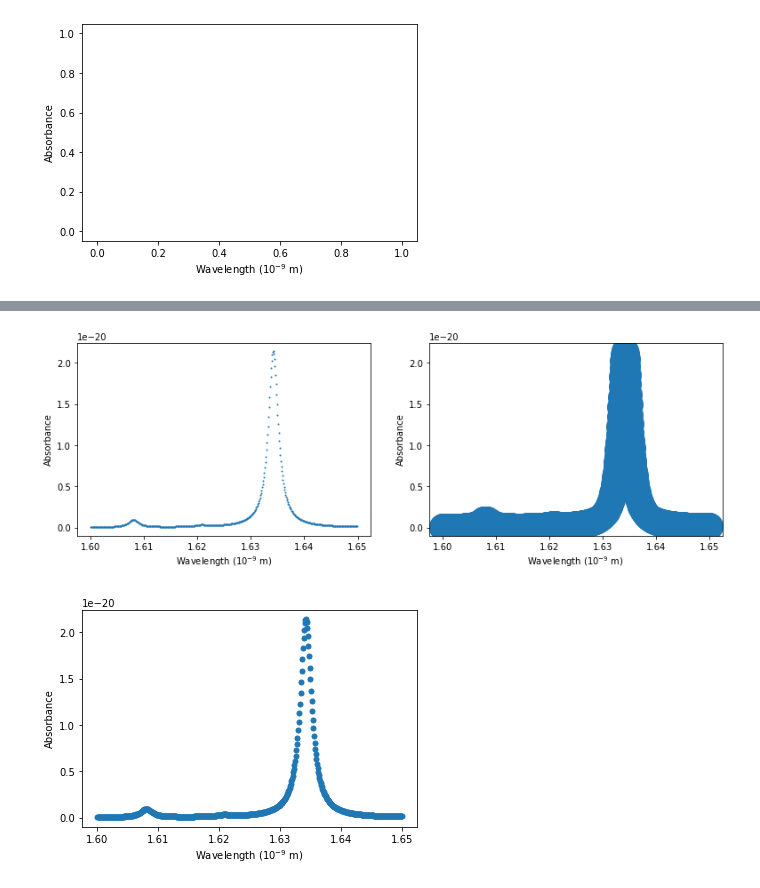
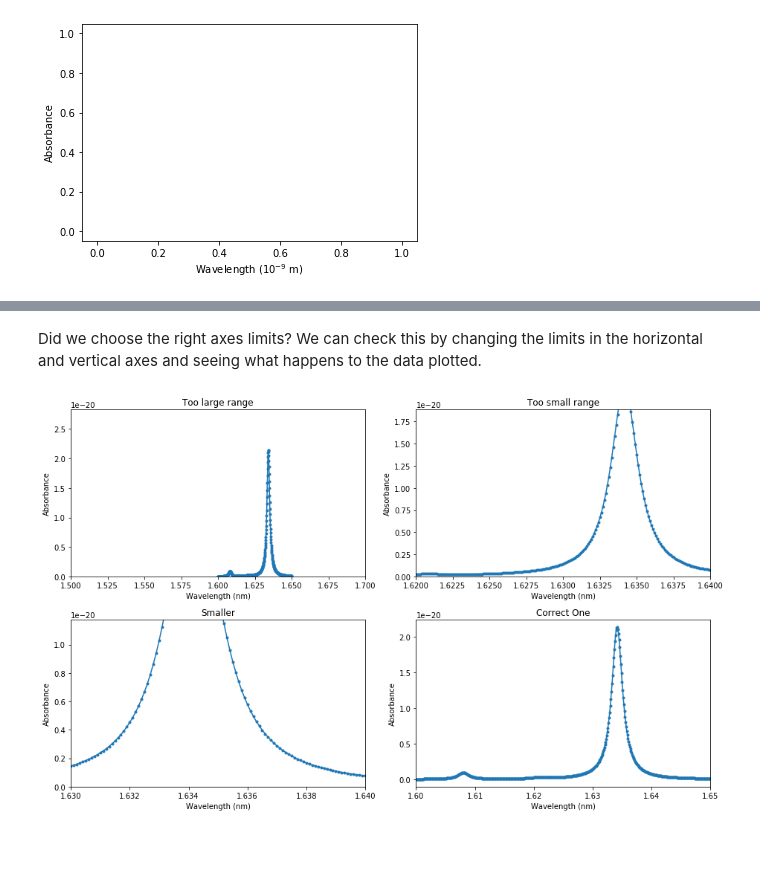
Before and after one commit to yueyericardo/simuc, a Jupyter notebook: docs/How_to_make_a_plot.ipynb, the cells around one changed output, grey strips where cells are left out. Cells and saved outputs as stored; diff of their text form; code cells hidden in the pictures; blank space fills up the shorter version.

```diff
--- a/docs/How_to_make_a_plot.ipynb
+++ b/docs/How_to_make_a_plot.ipynb
@@ -81,0 +96,14 @@ plt.show()
+# %%
+xmin = 1.6000
+xmax = 1.6499
+ymin = 4.150293e-23
+ymax = 2.138367e-20
+
+xrange = xmax - xmin
+yrange = ymax - ymin
+xmin = xmin - xrange * 0.1
+xmax = xmax + xrange * 0.1
+ymin = ymin - yrange * 0.1
+ymax = ymax + yrange * 0.1
+
+print(xmin, xmax, ymin, ymax)
@@ -111,24 +190,46 @@ absorbance = [4.15029336e-23, 1.84158518e-22, 1.58350762e-22, 1.15138014e-22, 2.
+# %% [markdown]
+Did we choose the right axes limits?  We can check this by changing the limits in the horizontal and vertical axes and seeing what happens to the data plotted.
 # %%
-plt.figure(figsize=(13, 4))
+plt.figure(figsize=(13, 8))
+
 # plt.subplot(total_rows, total_column, order)
 # left
-plt.subplot(1, 2, 1)
-plt.plot(wavenumber, absorbance, 'o', markersize=1)
-plt.xlabel('Wavelength ($10^{-9}$ m)')
+plt.subplot(2, 2, 1)
+plt.plot(wavenumber, absorbance, 'o-', markersize=3)
+plt.xlabel('Wavelength (nm)')
 plt.ylabel('Absorbance')
+plt.xlim(1.5, 1.7)
+plt.ylim(0, ymax*1.2)
+plt.title('Too large range')
 
 # right
-plt.subplot(1, 2, 2)
-plt.plot(wavenumber, absorbance, 'o', markersize=30)
-plt.xlabel('Wavelength ($10^{-9}$ m)')
+plt.subplot(2, 2, 2)
+plt.plot(wavenumber, absorbance, 'o-', markersize=3)
+plt.xlabel('Wavelength (nm)')
 plt.ylabel('Absorbance')
+plt.xlim(1.62, 1.64)
+plt.ylim(0, ymax*0.8)
+plt.title('Too small range')
+
+# left
+plt.subplot(2, 2, 3)
+plt.plot(wavenumber, absorbance, 'o-', markersize=3)
+plt.xlabel('Wavelength (nm)')
+plt.ylabel('Absorbance')
+plt.xlim(1.63, 1.64)
+plt.ylim(0, ymax*0.5)
+plt.title('Smaller')
+
+# right
+plt.subplot(2, 2, 4)
+plt.plot(wavenumber, absorbance, 'o-', markersize=3)
+plt.xlabel('Wavelength (nm)')
+plt.ylabel('Absorbance')
+plt.xlim(1.60, 1.65)
+# plt.ylim(0, ymax)
+plt.title('Correct One')
+
+plt.tight_layout()
 plt.show()
-
-# good one example
-plt.plot(wavenumber, absorbance, 'o', markersize=5)
-plt.xlabel('Wavelength ($10^{-9}$ m)')
-plt.ylabel('Absorbance')
-plt.show()
 # %% [output]
-[figure, old version]
+[figure, new version]
-[figure, removed]
```
Also changed, not shown: parts of 31 cells of this notebook.
